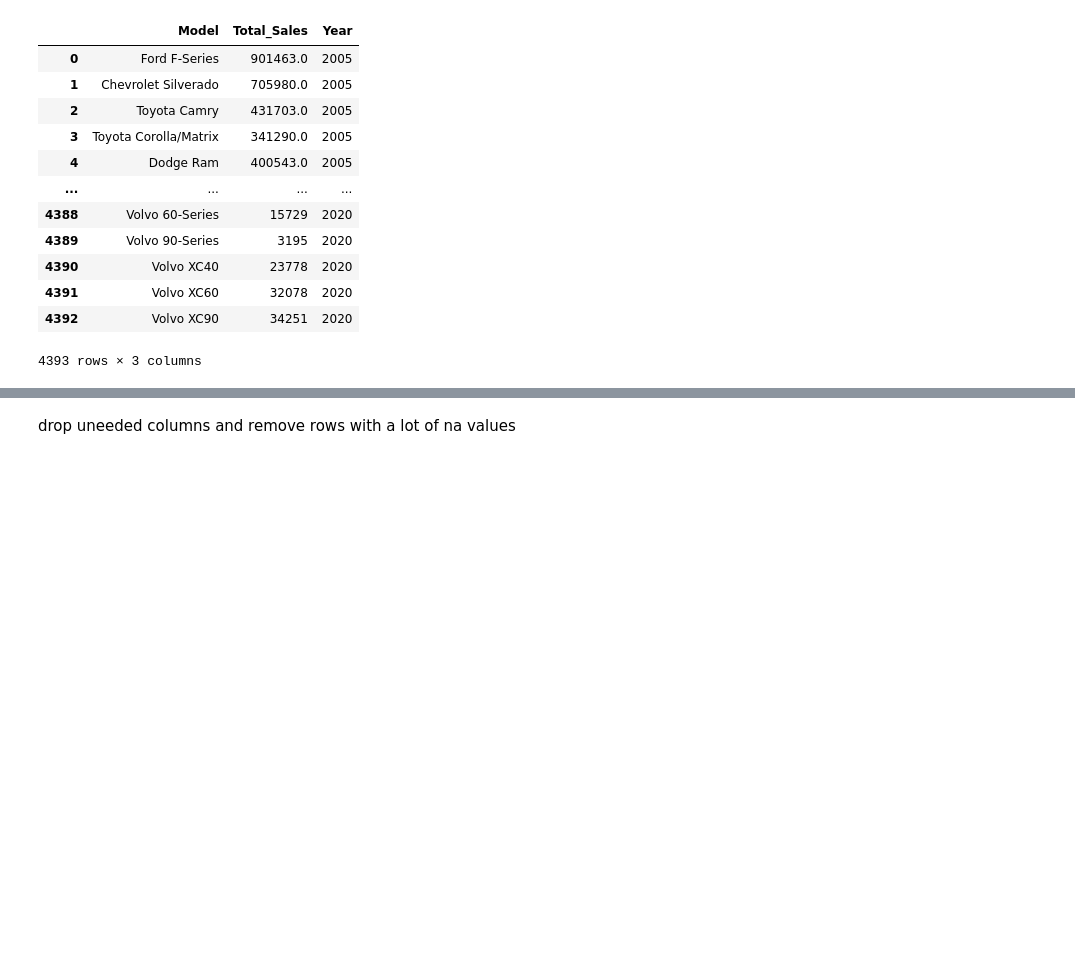
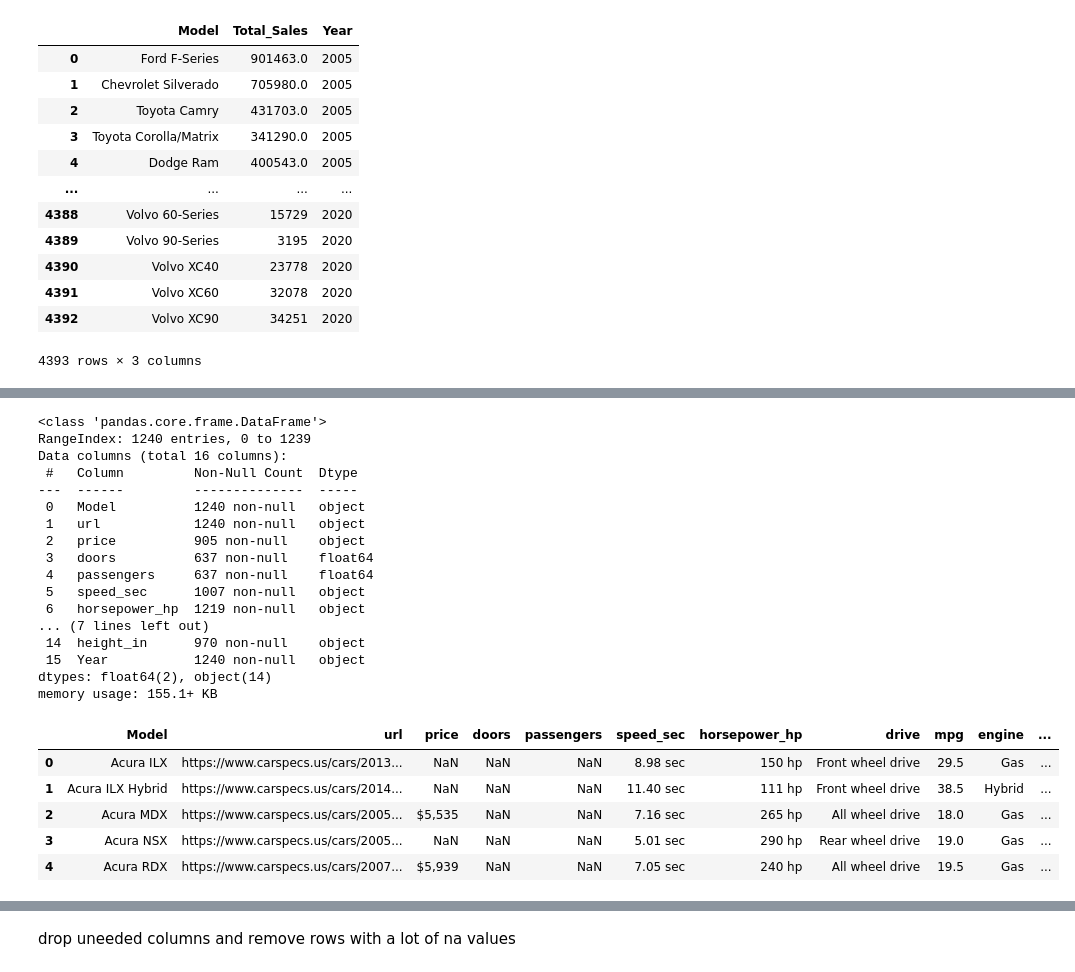
Before and after one commit to racheldilley1/car-sales-predictor, a Jupyter notebook: Notebooks/Data Acquisition & Cleaning.ipynb, the cells around one changed output, grey strips where cells are left out. Cells and saved outputs as stored; diff of their text form; code cells hidden in the pictures; blank space fills up the shorter version.

```diff
--- a/Notebooks/Data Acquisition & Cleaning.ipynb
+++ b/Notebooks/Data Acquisition & Cleaning.ipynb
@@ -270,9 +270,9 @@ def get_model_links(brand, url):
         idx = 7
 #         index = 0
         for y in year_links[7:]:
-            year = int(year_links[idx].text)
-            if year > 2004: #only add year links that are 2005 to 2020
-                #print(year)
+            year = year_links[idx].text
+            if year in years: #only add year links that are 2005 to 2020
+                print(year)
                 model_link = 'https://www.carspecs.us' + year_links[idx].find('a')['href']
 #                 df = df.append(pd.DataFrame({'Model': model, 'Year': year, 'Model_url': model_link}, index=[index]),
 #                                ignore_index=True)
@@ -381,25 +396,51 @@ for key, value in all_model_links.items():
 # %%
-model_spec_df['Year'] = model_spec_df['Year'].astype(str)
-yearly_sales_df['Year'] = yearly_sales_df['Year'].astype(str)
+#model_spec_df['Year'] = model_spec_df['Year'].astype(int)
+#model_spec_df['Year'] = model_spec_df['Year'].str.strip()
+#yearly_sales_df['Year'] = yearly_sales_df['Year'].astype(int)
+#yearly_sales_df['Year'] = yearly_sales_df['Year'].str.strip()
 # yearly_sales_df['Model_Merged'] = yearly_sales_df['Model'].str.strip() + yearly_sales_df['Year'].str.strip()
 # yearly_sales_df['Model_Merged'] = yearly_sales_df['Model_Merged'].str.lower()
 # yearly_sales_df['Model_Merged'] = yearly_sales_df['Model_Merged'].str.replace('-','')
 # yearly_sales_df['Model_Merged'] = yearly_sales_df['Model_Merged'].str.replace('/','')
 # model_spec_df['Model_Merged'] = model_spec_df['Model'].str.strip() + model_spec_df['Year'].str.strip()
 # model_spec_df['Model_Merged'] = model_spec_df['Model_Merged'].str.lower()
 # model_spec_df['Model_Merged'] = model_spec_df['Model_Merged'].str.replace('-','')
 # model_spec_df['Model_Merged'] = model_spec_df['Model_Merged'].str.replace('/','')
 model_spec_df.info()
 # model_spec_df['Year'] = model_spec_df['Year'].astype(str)
 # yearly_sales_df['Model_Merged'] = yearly_sales_df['Model'].str.strip() + yearly_sales_df['Year'].str.strip()
 # yearly_sales_df['Model_Merged'] = yearly_sales_df['Model_Merged'].str.lower()
 # yearly_sales_df['Model_Merged'] = yearly_sales_df['Model_Merged'].str.replace('-','')
 # yearly_sales_df['Model_Merged'] = yearly_sales_df['Model_Merged'].str.replace('/','')
 # model_spec_df['Model_Merged'] = model_spec_df['Model'].str.strip() + model_spec_df['Year'].str.strip()
 # model_spec_df['Model_Merged'] = model_spec_df['Model_Merged'].str.lower()
 # model_spec_df['Model_Merged'] = model_spec_df['Model_Merged'].str.replace('-','')
 # model_spec_df['Model_Merged'] = model_spec_df['Model_Merged'].str.replace('/','')
 model_spec_df.head()
+# %% [output]
+<class 'pandas.core.frame.DataFrame'>
+RangeIndex: 1240 entries, 0 to 1239
+Data columns (total 16 columns):
+ #   Column         Non-Null Count  Dtype
+---  ------         --------------  -----
+ 0   Model          1240 non-null   object
+ 1   url            1240 non-null   object
+ 2   price          905 non-null    object
+ 3   doors          637 non-null    float64
+ 4   passengers     637 non-null    float64
+ 5   speed_sec      1007 non-null   object
+ 6   horsepower_hp  1219 non-null   object
+... (7 lines left out)
+ 14  height_in      970 non-null    object
+ 15  Year           1240 non-null   object
+dtypes: float64(2), object(14)
+memory usage: 155.1+ KB
+|  | Model | url | price | doors | passengers | speed_sec | horsepower_hp | drive | mpg | engine | ... |
+| 0 | Acura ILX | https://www.carspecs.us/cars/2013... | NaN | NaN | NaN | 8.98 sec | 150 hp | Front wheel drive | 29.5 | Gas | ... |
+| 1 | Acura ILX Hybrid | https://www.carspecs.us/cars/2014... | NaN | NaN | NaN | 11.40 sec | 111 hp | Front wheel drive | 38.5 | Hybrid | ... |
+| 2 | Acura MDX | https://www.carspecs.us/cars/2005... | $5,535 | NaN | NaN | 7.16 sec | 265 hp | All wheel drive | 18.0 | Gas | ... |
+| 3 | Acura NSX | https://www.carspecs.us/cars/2005... | NaN | NaN | NaN | 5.01 sec | 290 hp | Rear wheel drive | 19.0 | Gas | ... |
+| 4 | Acura RDX | https://www.carspecs.us/cars/2007... | $5,939 | NaN | NaN | 7.05 sec | 240 hp | All wheel drive | 19.5 | Gas | ... |
 # %%
 #model_spec_df['Year'] = model_spec_df['Year'].astype(str)
 #model_spec_sales_df = yearly_sales_df.merge(model_spec_df, how = 'left', on = ['Model_Merged'])
```
Also changed, not shown: parts of 9 cells of this notebook, 2 other files.
